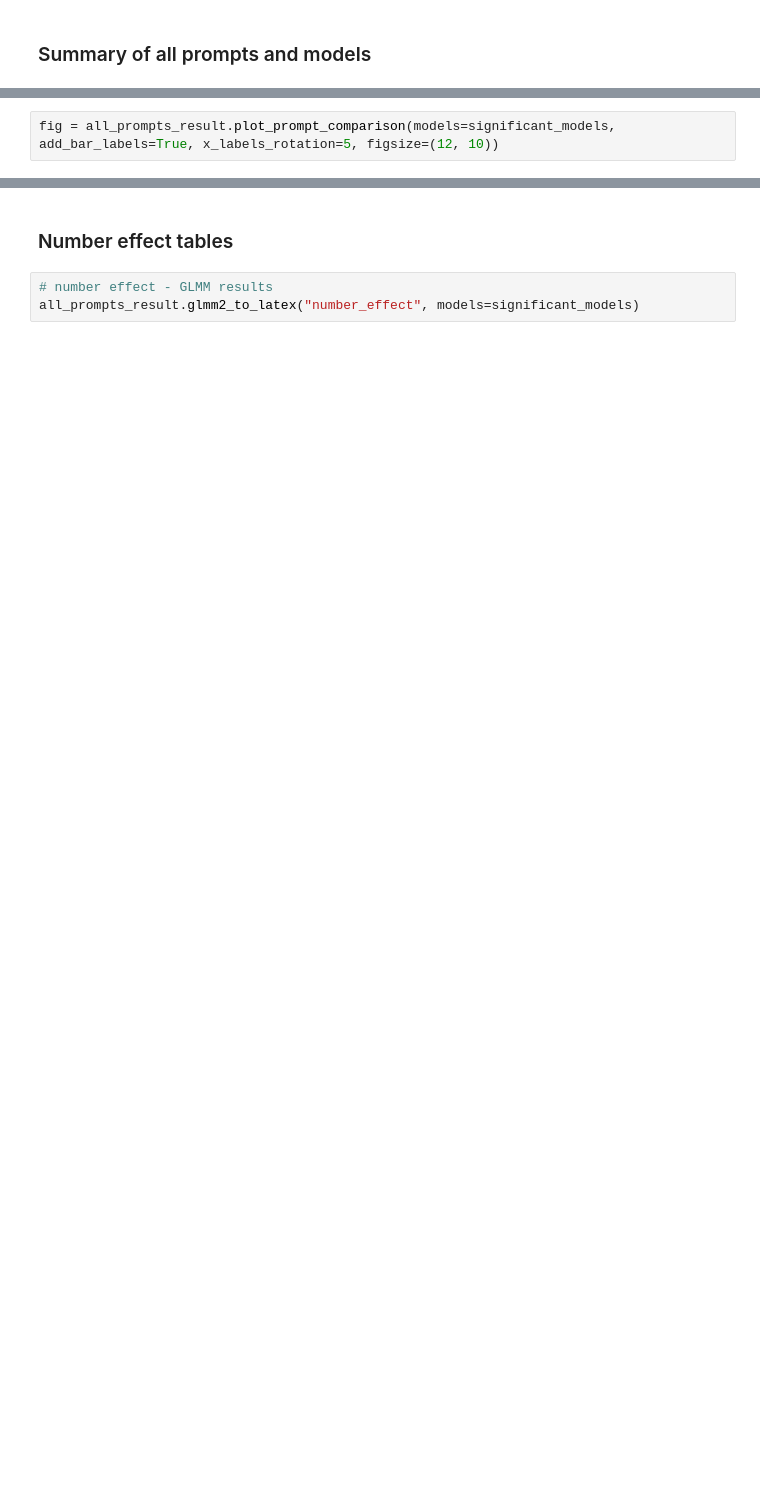
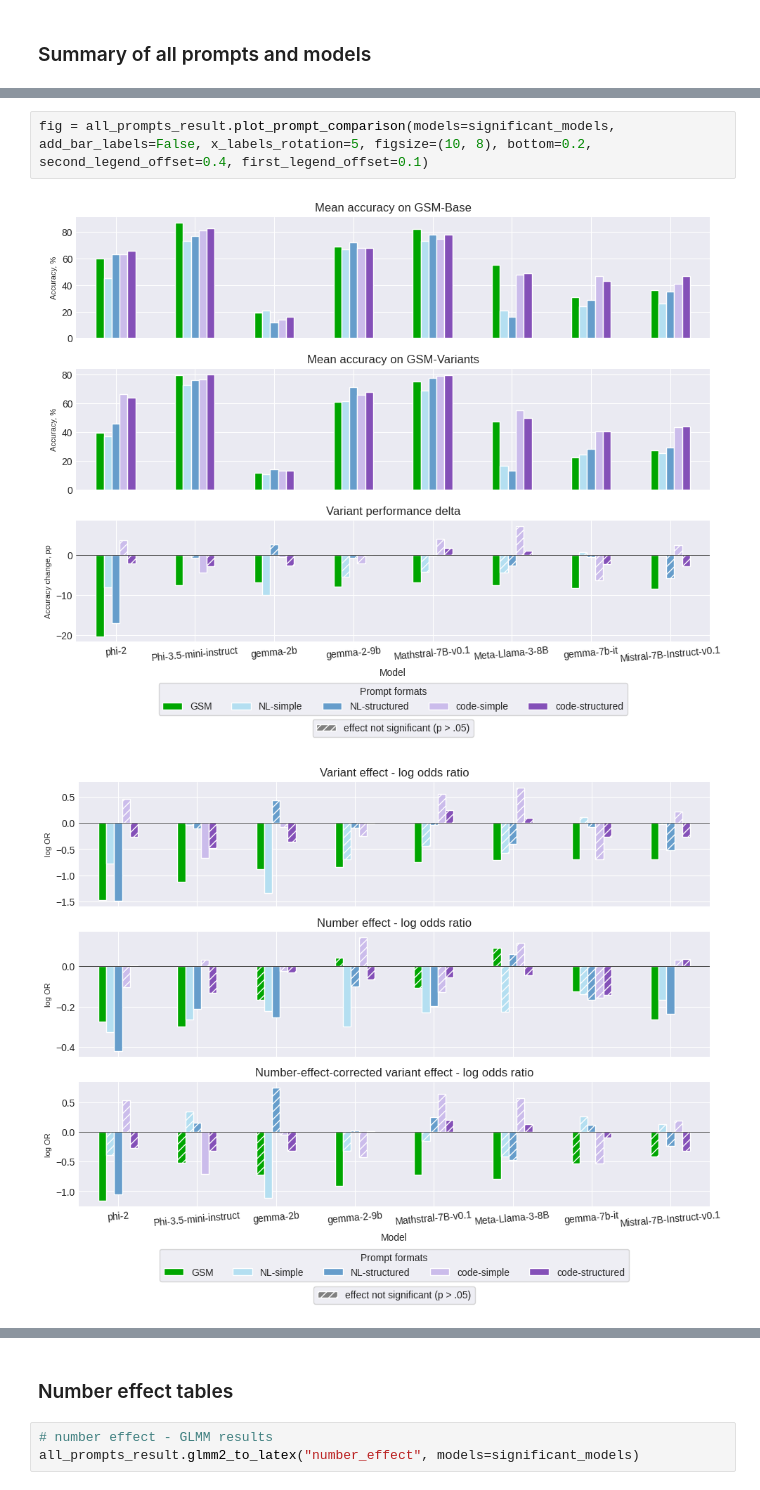
Before and after one commit to the-mysh/gsm-symbolic-benchmarking, a Jupyter notebook: notebooks/full_results.ipynb, the cells around one changed output, grey strips where cells are left out. Drawn from its saved outputs; the diff is of its cells as text; blank space fills up the shorter version.

Commit message:
Fixes to full results notebook

```diff
--- a/notebooks/full_results.ipynb
+++ b/notebooks/full_results.ipynb
@@ -77,4 +258,7 @@ all_prompts_result.summary
 # %%
-fig = all_prompts_result.plot_prompt_comparison(models=significant_models, add_bar_labels=True, x_labels_rotation=5, figsize=(12, 10))
+fig = all_prompts_result.plot_prompt_comparison(models=significant_models, add_bar_labels=False, x_labels_rotation=5, figsize=(10, 8), bottom=0.2, second_legend_offset=0.4, first_legend_offset=0.1)
+# %% [output]
+[figure, added]
+[figure, added]
 # %%
 fig = all_prompts_result.plot_prompt_acc_evolution(models=significant_models, n_cols=2, sharex=False, sharey=False, equal_aspect=False, figsize=(10, 15), bottom_margin=.06)
```
Also changed, not shown: parts of 20 cells of this notebook, 2 other files.
